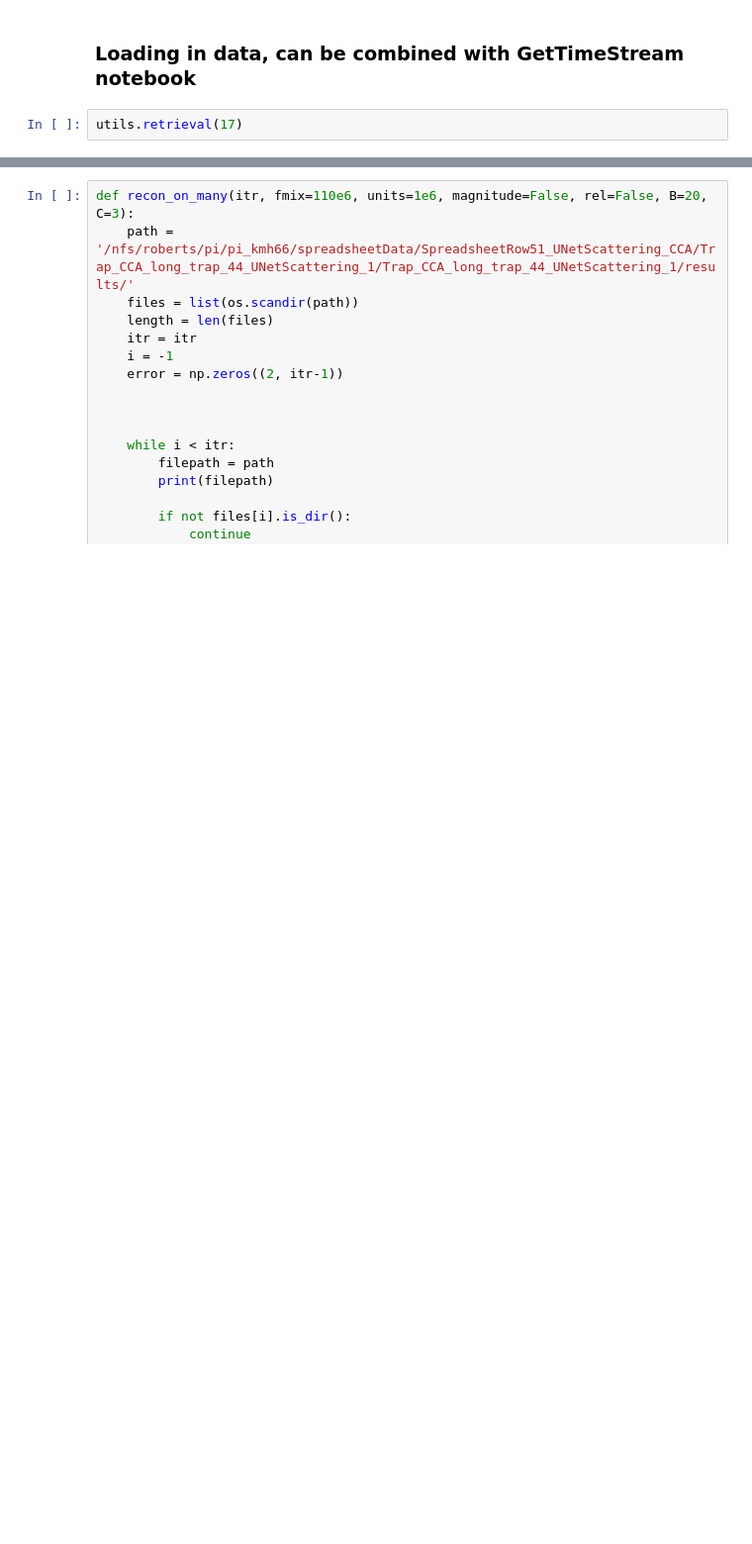
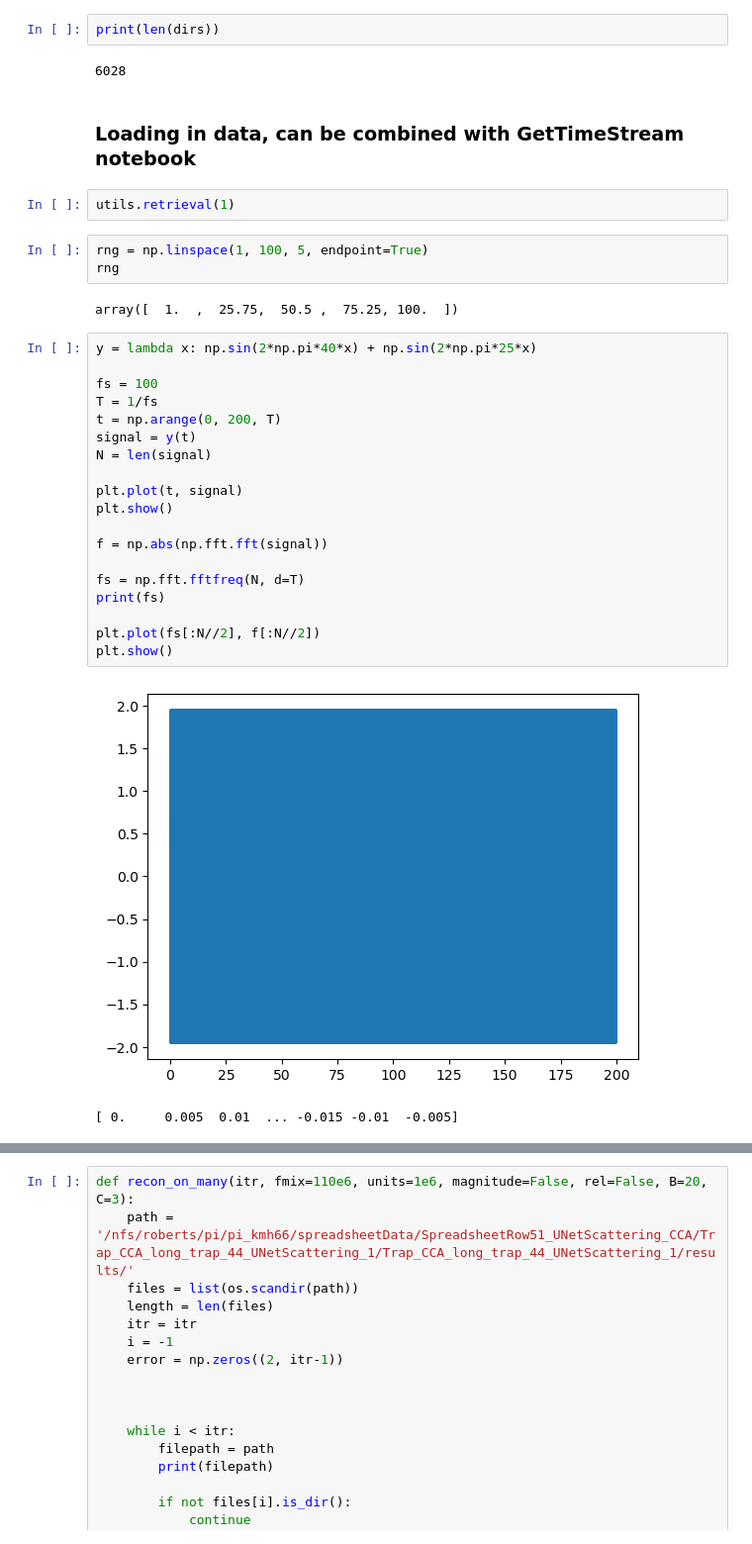
Before and after one commit to surukuchi-lab/project8-wavelet, a Jupyter notebook: Wavelet.ipynb, the cells around one changed output, grey strips where cells are left out. Shown at 99% size. Saved outputs shown, nothing was run; the diff lists cells and outputs as text; blank space fills up the shorter version.

```diff
--- a/Wavelet.ipynb
+++ b/Wavelet.ipynb
@@ -11,4 +59,35 @@ import os
+# %%
+print(len(dirs))
+# %% [output]
+6028
 # %% [markdown]
 ### Loading in data, can be combined with GetTimeStream notebook
 # %%
-utils.retrieval(17)
+utils.retrieval(1)
+# %%
+rng = np.linspace(1, 100, 5, endpoint=True)
+rng
+# %% [output]
+array([  1.  ,  25.75,  50.5 ,  75.25, 100.  ])
+# %%
+y = lambda x: np.sin(2*np.pi*40*x) + np.sin(2*np.pi*25*x)
+
+fs = 100
+T = 1/fs
+t = np.arange(0, 200, T)
+signal = y(t)
+N = len(signal)
+
+plt.plot(t, signal)
+plt.show()
+
+f = np.abs(np.fft.fft(signal))
+
+fs = np.fft.fftfreq(N, d=T)
+print(fs)
+
+plt.plot(fs[:N//2], f[:N//2])
+plt.show()
+# %% [output]
+[figure, added]
+[ 0.     0.005  0.01  ... -0.015 -0.01  -0.005]
```
Also changed, not shown: parts of 26 cells of this notebook, 3 other files.
